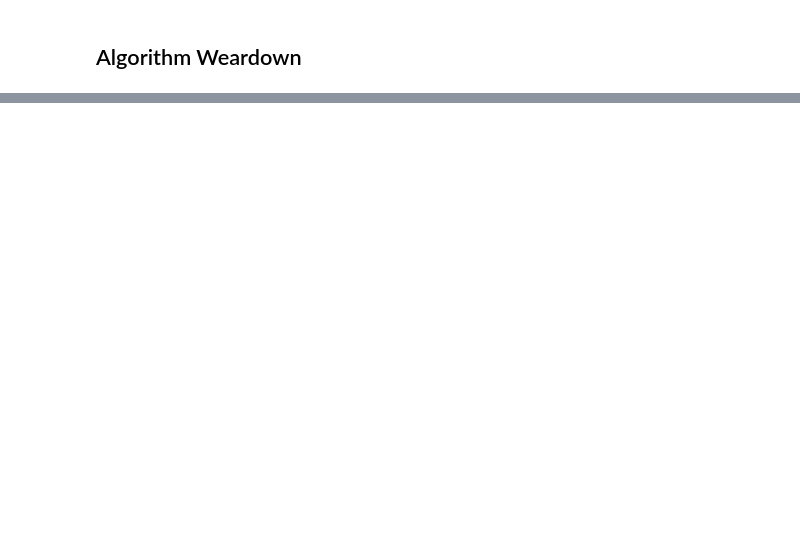
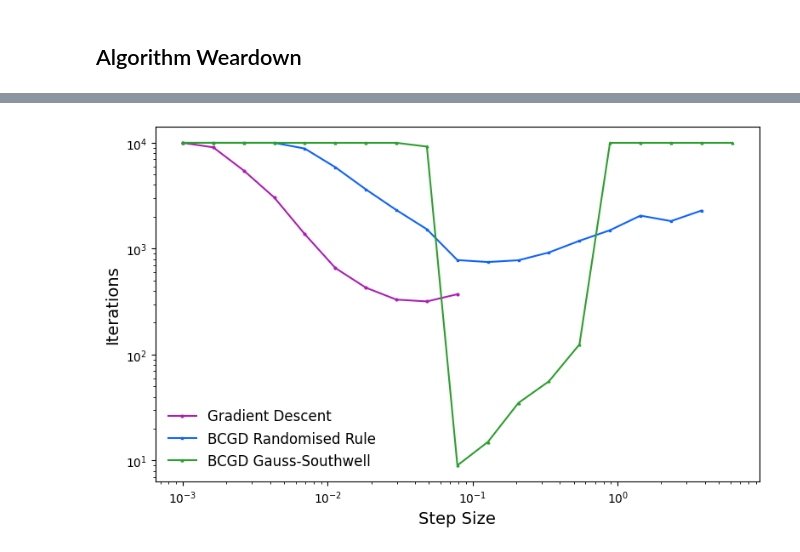
Before and after one commit to therealgardens/Assignment_optimization_2025-2026-Blood_cells_analysis, a Jupyter notebook: main.ipynb, the cells around one changed output, grey strips where cells are left out. Cells and saved outputs as stored; diff of their text form; code cells hidden in the pictures; blank space fills up the shorter version.

```diff
--- a/main.ipynb
+++ b/main.ipynb
@@ -268,7 +301,7 @@ distance_vs_iterations(distance_plot_data)
 def wear_down_algorithm(data, oracle, method, min_step_size, max_step_size, tol, max_iter, step_to_interval = False):
     x_k = np.zeros((data["n_features"], data["n_categories"]))
     results =[]
-    step_sizes = np.exp(np.linspace(np.log(min_step_size), np.log(max_step_size), 50))
+    step_sizes = np.exp(np.linspace(np.log(min_step_size), np.log(max_step_size), 20))
 
     for step_size in step_sizes:
         print(step_size)
@@ -286,20 +319,22 @@ def wear_down_algorithm(data, oracle, method, min_step_size, max_step_size, tol,
             break
         else:
             results.append(algorithm_results["iterations"])
+    return results
 # %%
 import matplotlib.pyplot as plt
 
-def plot_weardown(data):
+def plot_weardown(data, min_step_size, max_step_size):
+    step_sizes = np.exp(np.linspace(np.log(min_step_size), np.log(max_step_size), 20))
     colors = ["#ad1fb4", "#0e62ff", "#2ca02c"]
-    fig, ax = plt.subplots(figsize=(10, 6))
+    fig, ax = plt.subplots(figsize=(8, 5))
 
     markers = ['o', 's', '^']
-    linewidth = 0.5
+    linewidth = 1.5
     markersize = 2
 
     for i, (label, (iterations)) in enumerate(data.items()):
         ax.plot(
-            list(range(len(iterations))),
+            step_sizes[:len(iterations)],
             iterations,
             marker=markers[i % len(markers)],
             color=colors[i],
@@ -310,6 +345,8 @@ def plot_weardown(data):
 
     ax.set_xlabel("Step Size", fontsize=14)
     ax.set_ylabel("Iterations", fontsize=14)
+    ax.set_xscale('log')
+    ax.set_yscale('log')
 
     ax.grid(False)
 
@@ -322,7 +369,7 @@ def plot_weardown(data):
 # %%
-gradient_descent_weardown_results = wear_down_algorithm(active_data, oracle, gradient_descent, 0.0001, 10, active_data["tolerance"], 200)
-randomized_bcgd_weardown_results = wear_down_algorithm(active_data, oracle, randomized_bcgd, 0.0001, 10, active_data["tolerance"], 200, step_to_interval=True)
-gs_bcgd_weardown_results = wear_down_algorithm(active_data, cached_oracle, gs_bcgd, 0.0001, 10, active_data["tolerance"], 200, step_to_interval=True)
+gs_bcgd_weardown_results = wear_down_algorithm(active_data, cached_oracle, gs_bcgd, 0.001, 10, 1, 10000, step_to_interval=True)
+gradient_descent_weardown_results = wear_down_algorithm(active_data, oracle, gradient_descent, 0.001, 10, 1, 10000)
+randomized_bcgd_weardown_results = wear_down_algorithm(active_data, oracle, randomized_bcgd, 0.001, 10, 1, 10000, step_to_interval=True)
 
 wear_down_plot_data = {
     "Gradient Descent": gradient_descent_weardown_results,
@@ -353,0 +430,4 @@ wear_down_plot_data = {
+# %%
+plot_weardown(wear_down_plot_data, 0.001, 10)
+# %% [output]
+[figure, added]
```
Also changed, not shown: parts of 19 cells of this notebook, 4 other files.
